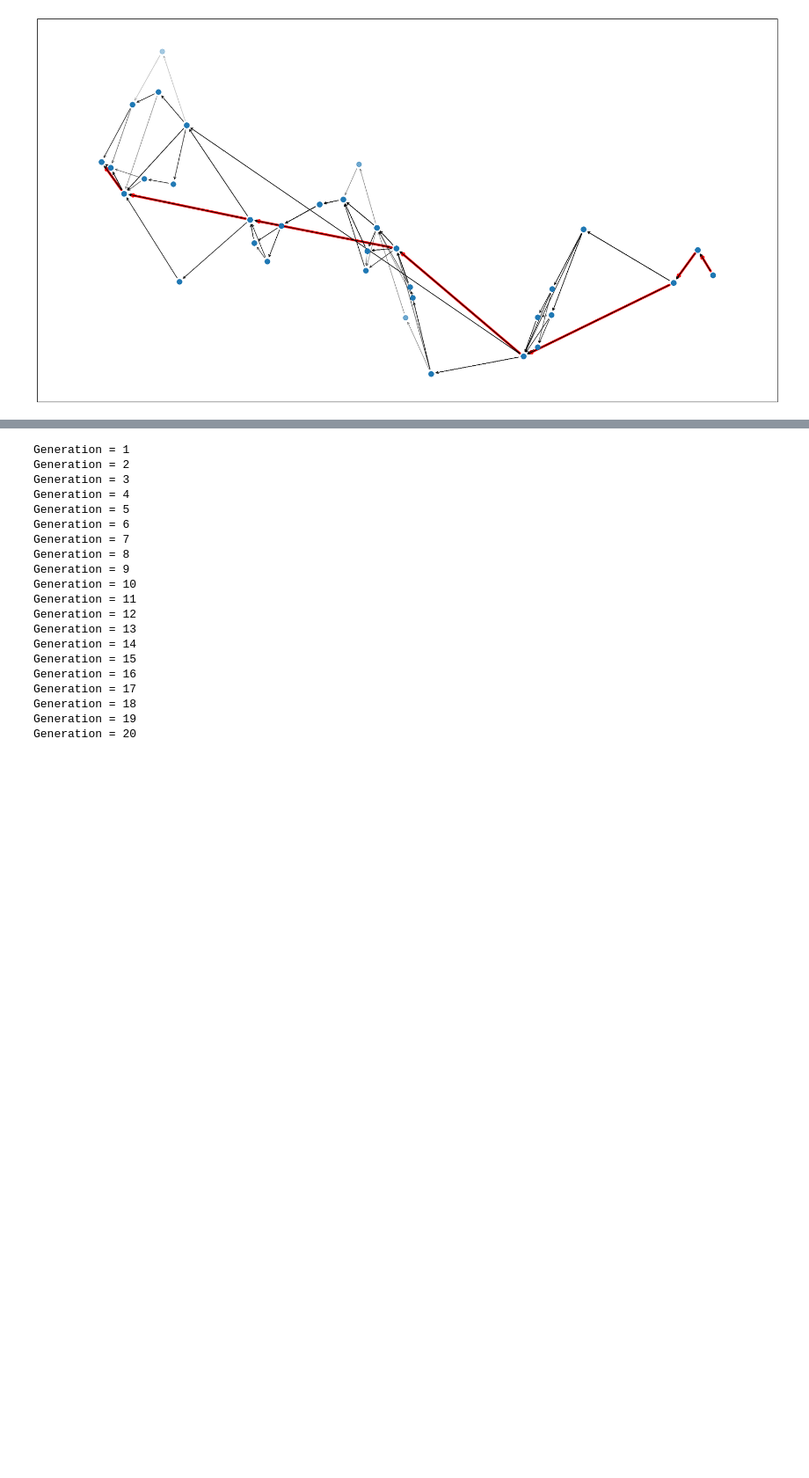
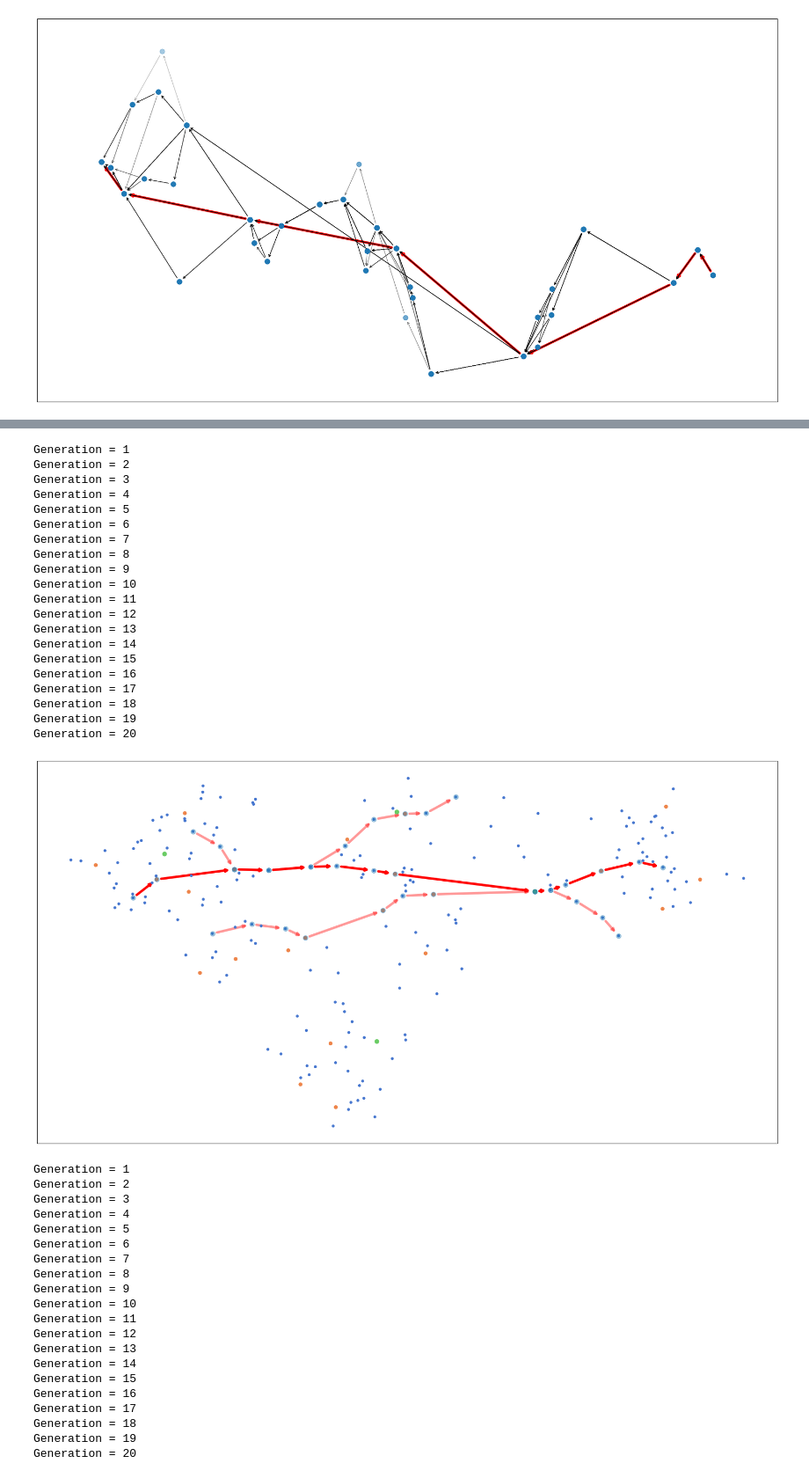
Before and after one commit to roknyazev/dp_final, a Jupyter notebook: genetic.ipynb, the cells around one changed output, grey strips where cells are left out. Shown at 88% size. Cells and saved outputs as stored; diff of their text form; code cells hidden in the pictures; blank space fills up the shorter version.

```diff
--- a/genetic.ipynb
+++ b/genetic.ipynb
@@ -49,7 +49,9 @@ def fitness_function(solution, _):
         all_edges_prices[ed] = u.calc_price(ed_attributes['type'], ed_attributes['dist'], ed_payload)
     return 1 / sum(all_edges_prices.values())
 # %%
+
 import pygad
+import numpy as np
 
 num_generations = 20
 num_parents_mating = 7
@@ -61,7 +63,7 @@ def calc_genetic_paths(orders_to_calc):
     global ga_instance
     gene_space = []
     for order in tqdm(orders_to_calc):
-        gene_space.append(u.k_shortest(G, order[0], order[1], 10, 'dist'))
+        gene_space.append(u.k_shortest(G, order[0], order[1], 150, 'dist'))
     population = [[0] * len(orders_to_calc)]
     for i in range(sol_per_pop):
         individual = []
@@ -90,3 +115,34 @@ def calc_genetic_paths(orders_to_calc):
+# %%
+_, paths, edges_payload = calc_genetic_paths([(30, 141), (171, 172), (107, 206)])
+u.draw_graph(G, ['nodes'])
+for index, path in enumerate(paths):
+    nx.draw_networkx_edges(G, pos=nx.get_node_attributes(G, 'pos'), edgelist=u.edges_from_path(path),
+                           alpha=1 if index == 0 else 0.4,
+                           arrows=True, arrowstyle='->', width=4.5,
+                           edge_color='red')
+    nx.draw_networkx_nodes(G, pos=nx.get_node_attributes(G, 'pos'), nodelist=path, alpha=0.4, node_size=80)
+# %% [output]
+Generation = 1
+Generation = 2
+Generation = 3
+Generation = 4
+Generation = 5
+Generation = 6
+Generation = 7
+Generation = 8
+Generation = 9
+Generation = 10
+Generation = 11
+Generation = 12
+Generation = 13
+Generation = 14
+Generation = 15
+Generation = 16
+Generation = 17
+Generation = 18
+Generation = 19
+Generation = 20
+[figure, added]
 # %%
 _, _, edges_payload = calc_genetic_paths(u.generate_orders(G, 2000))
 u.draw_payload(G, edges_payload)
```
Also changed, not shown: parts of 1 cell of this notebook, 5 other files.
